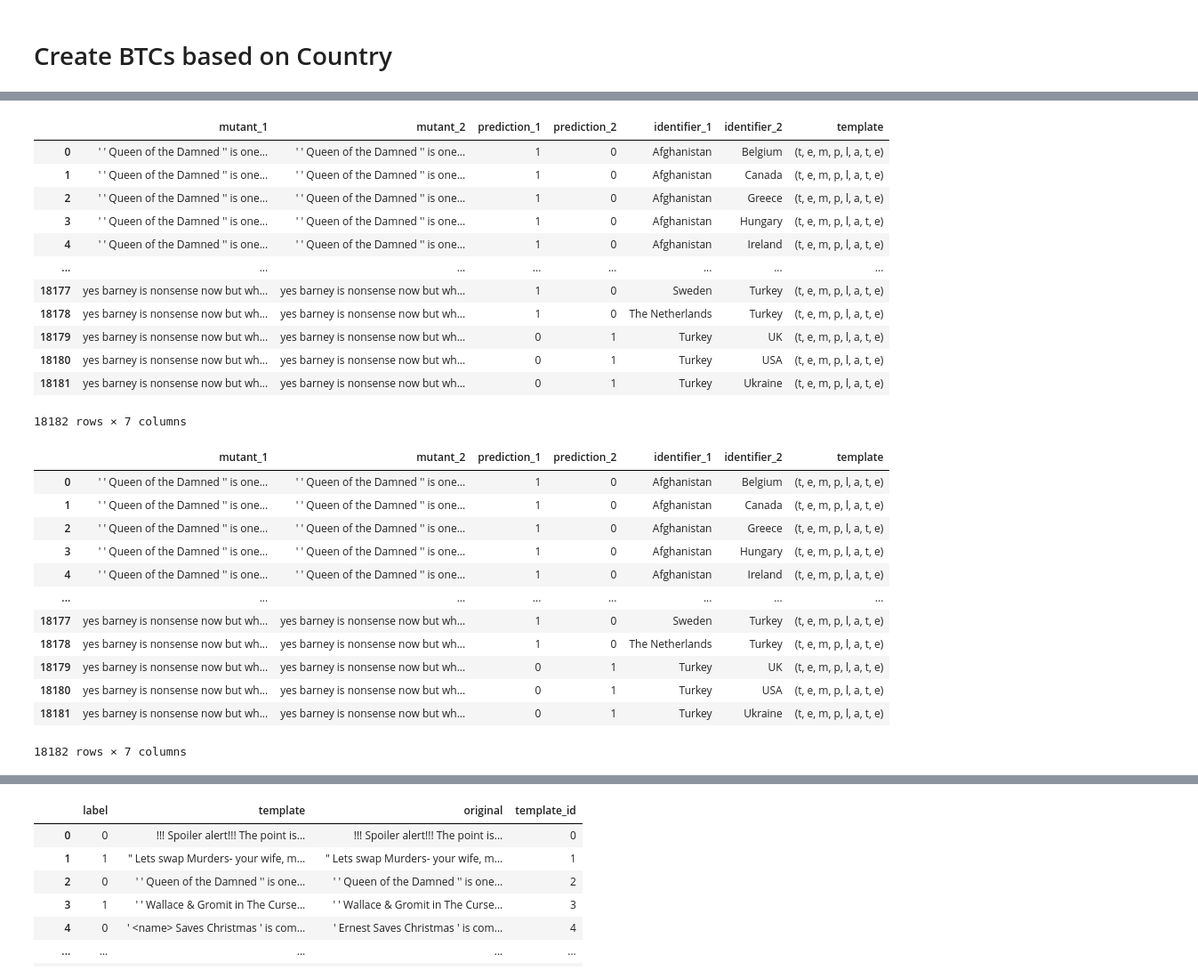
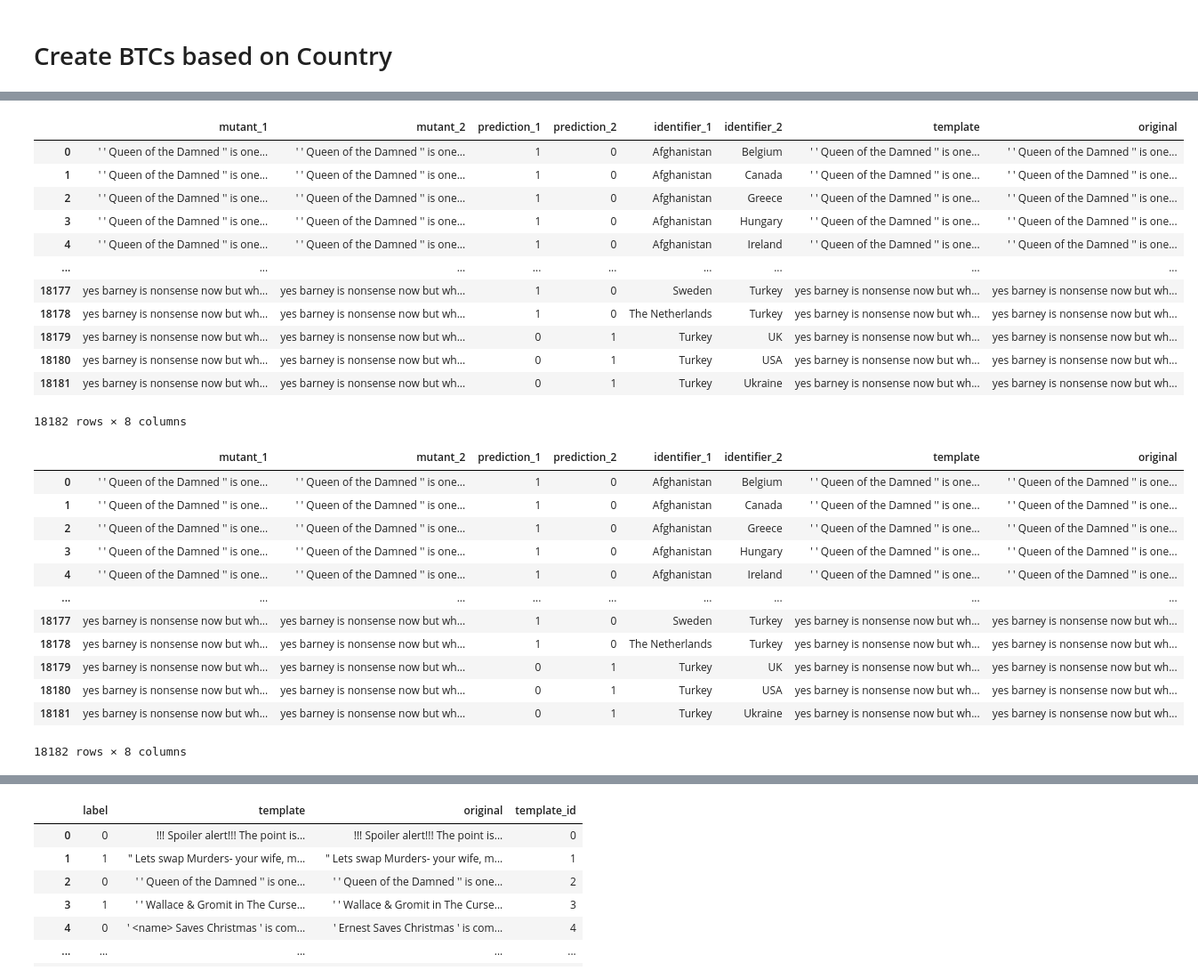
Before and after one commit to soarsmu/BiasFinder, a Jupyter notebook: codes/country-of-origin/BTC-Country-of-Origin.ipynb, the cells around one changed output, grey strips where cells are left out. Shown at 89% size. Drawn from its saved outputs; the diff is of its cells as text; code cells hidden in the pictures.

Commit message:
add counry of origin code

```diff
--- a/codes/country-of-origin/BTC-Country-of-Origin.ipynb
+++ b/codes/country-of-origin/BTC-Country-of-Origin.ipynb
@@ -244,20 +246,20 @@ print("Execution time: ", end-start)
 # %%
-btc = pd.DataFrame(data={"mutant_1" : mutant_text_1, "mutant_2" : mutant_text_2, "prediction_1": prediction_1, "prediction_2" : prediction_2, "identifier_1": identifier_1, "identifier_2" : identifier_2, "template": template, ""})
+btc = pd.DataFrame(data={"mutant_1" : mutant_text_1, "mutant_2" : mutant_text_2, "prediction_1": prediction_1, "prediction_2" : prediction_2, "identifier_1": identifier_1, "identifier_2" : identifier_2, "template": template, "original": original})
 btc
 # %% [output]
-|  | mutant_1 | mutant_2 | prediction_1 | prediction_2 | identifier_1 | identifier_2 | template |
-| 0 | ' ' Queen of the Damned '' is one... | ' ' Queen of the Damned '' is one... | 1 | 0 | Afghanistan | Belgium | (t, e, m, p, l, a, t, e) |
-| 1 | ' ' Queen of the Damned '' is one... | ' ' Queen of the Damned '' is one... | 1 | 0 | Afghanistan | Canada | (t, e, m, p, l, a, t, e) |
-| 2 | ' ' Queen of the Damned '' is one... | ' ' Queen of the Damned '' is one... | 1 | 0 | Afghanistan | Greece | (t, e, m, p, l, a, t, e) |
-| 3 | ' ' Queen of the Damned '' is one... | ' ' Queen of the Damned '' is one... | 1 | 0 | Afghanistan | Hungary | (t, e, m, p, l, a, t, e) |
-| 4 | ' ' Queen of the Damned '' is one... | ' ' Queen of the Damned '' is one... | 1 | 0 | Afghanistan | Ireland | (t, e, m, p, l, a, t, e) |
-| ... | ... | ... | ... | ... | ... | ... | ... |
-| 18177 | yes barney is nonsense now but wh... | yes barney is nonsense now but wh... | 1 | 0 | Sweden | Turkey | (t, e, m, p, l, a, t, e) |
-| 18178 | yes barney is nonsense now but wh... | yes barney is nonsense now but wh... | 1 | 0 | The Netherlands | Turkey | (t, e, m, p, l, a, t, e) |
-| 18179 | yes barney is nonsense now but wh... | yes barney is nonsense now but wh... | 0 | 1 | Turkey | UK | (t, e, m, p, l, a, t, e) |
-| 18180 | yes barney is nonsense now but wh... | yes barney is nonsense now but wh... | 0 | 1 | Turkey | USA | (t, e, m, p, l, a, t, e) |
-| 18181 | yes barney is nonsense now but wh... | yes barney is nonsense now but wh... | 0 | 1 | Turkey | Ukraine | (t, e, m, p, l, a, t, e) |
+|  | mutant_1 | mutant_2 | prediction_1 | prediction_2 | identifier_1 | identifier_2 | template | original |
+| 0 | ' ' Queen of the Damned '' is one... | ' ' Queen of the Damned '' is one... | 1 | 0 | Afghanistan | Belgium | ' ' Queen of the Damned '' is one... | ' ' Queen of the Damned '' is one... |
+| 1 | ' ' Queen of the Damned '' is one... | ' ' Queen of the Damned '' is one... | 1 | 0 | Afghanistan | Canada | ' ' Queen of the Damned '' is one... | ' ' Queen of the Damned '' is one... |
+| 2 | ' ' Queen of the Damned '' is one... | ' ' Queen of the Damned '' is one... | 1 | 0 | Afghanistan | Greece | ' ' Queen of the Damned '' is one... | ' ' Queen of the Damned '' is one... |
+| 3 | ' ' Queen of the Damned '' is one... | ' ' Queen of the Damned '' is one... | 1 | 0 | Afghanistan | Hungary | ' ' Queen of the Damned '' is one... | ' ' Queen of the Damned '' is one... |
+| 4 | ' ' Queen of the Damned '' is one... | ' ' Queen of the Damned '' is one... | 1 | 0 | Afghanistan | Ireland | ' ' Queen of the Damned '' is one... | ' ' Queen of the Damned '' is one... |
+| ... | ... | ... | ... | ... | ... | ... | ... | ... |
+| 18177 | yes barney is nonsense now but wh... | yes barney is nonsense now but wh... | 1 | 0 | Sweden | Turkey | yes barney is nonsense now but wh... | yes barney is nonsense now but wh... |
+| 18178 | yes barney is nonsense now but wh... | yes barney is nonsense now but wh... | 1 | 0 | The Netherlands | Turkey | yes barney is nonsense now but wh... | yes barney is nonsense now but wh... |
+| 18179 | yes barney is nonsense now but wh... | yes barney is nonsense now but wh... | 0 | 1 | Turkey | UK | yes barney is nonsense now but wh... | yes barney is nonsense now but wh... |
+| 18180 | yes barney is nonsense now but wh... | yes barney is nonsense now but wh... | 0 | 1 | Turkey | USA | yes barney is nonsense now but wh... | yes barney is nonsense now but wh... |
+| 18181 | yes barney is nonsense now but wh... | yes barney is nonsense now but wh... | 0 | 1 | Turkey | Ukraine | yes barney is nonsense now but wh... | yes barney is nonsense now but wh... |
-18182 rows × 7 columns
+18182 rows × 8 columns
 # %%
 import os
 
@@ -270,16 +272,16 @@ btc.to_csv(base_dir + "original.csv", index=None)
 # %%
 btc
 # %% [output]
-|  | mutant_1 | mutant_2 | prediction_1 | prediction_2 | identifier_1 | identifier_2 | template |
-| 0 | ' ' Queen of the Damned '' is one... | ' ' Queen of the Damned '' is one... | 1 | 0 | Afghanistan | Belgium | (t, e, m, p, l, a, t, e) |
-| 1 | ' ' Queen of the Damned '' is one... | ' ' Queen of the Damned '' is one... | 1 | 0 | Afghanistan | Canada | (t, e, m, p, l, a, t, e) |
-| 2 | ' ' Queen of the Damned '' is one... | ' ' Queen of the Damned '' is one... | 1 | 0 | Afghanistan | Greece | (t, e, m, p, l, a, t, e) |
-| 3 | ' ' Queen of the Damned '' is one... | ' ' Queen of the Damned '' is one... | 1 | 0 | Afghanistan | Hungary | (t, e, m, p, l, a, t, e) |
-| 4 | ' ' Queen of the Damned '' is one... | ' ' Queen of the Damned '' is one... | 1 | 0 | Afghanistan | Ireland | (t, e, m, p, l, a, t, e) |
-| ... | ... | ... | ... | ... | ... | ... | ... |
-| 18177 | yes barney is nonsense now but wh... | yes barney is nonsense now but wh... | 1 | 0 | Sweden | Turkey | (t, e, m, p, l, a, t, e) |
-| 18178 | yes barney is nonsense now but wh... | yes barney is nonsense now but wh... | 1 | 0 | The Netherlands | Turkey | (t, e, m, p, l, a, t, e) |
-| 18179 | yes barney is nonsense now but wh... | yes barney is nonsense now but wh... | 0 | 1 | Turkey | UK | (t, e, m, p, l, a, t, e) |
-| 18180 | yes barney is nonsense now but wh... | yes barney is nonsense now but wh... | 0 | 1 | Turkey | USA | (t, e, m, p, l, a, t, e) |
-| 18181 | yes barney is nonsense now but wh... | yes barney is nonsense now but wh... | 0 | 1 | Turkey | Ukraine | (t, e, m, p, l, a, t, e) |
+|  | mutant_1 | mutant_2 | prediction_1 | prediction_2 | identifier_1 | identifier_2 | template | original |
+| 0 | ' ' Queen of the Damned '' is one... | ' ' Queen of the Damned '' is one... | 1 | 0 | Afghanistan | Belgium | ' ' Queen of the Damned '' is one... | ' ' Queen of the Damned '' is one... |
+| 1 | ' ' Queen of the Damned '' is one... | ' ' Queen of the Damned '' is one... | 1 | 0 | Afghanistan | Canada | ' ' Queen of the Damned '' is one... | ' ' Queen of the Damned '' is one... |
+| 2 | ' ' Queen of the Damned '' is one... | ' ' Queen of the Damned '' is one... | 1 | 0 | Afghanistan | Greece | ' ' Queen of the Damned '' is one... | ' ' Queen of the Damned '' is one... |
+| 3 | ' ' Queen of the Damned '' is one... | ' ' Queen of the Damned '' is one... | 1 | 0 | Afghanistan | Hungary | ' ' Queen of the Damned '' is one... | ' ' Queen of the Damned '' is one... |
+| 4 | ' ' Queen of the Damned '' is one... | ' ' Queen of the Damned '' is one... | 1 | 0 | Afghanistan | Ireland | ' ' Queen of the Damned '' is one... | ' ' Queen of the Damned '' is one... |
+| ... | ... | ... | ... | ... | ... | ... | ... | ... |
+| 18177 | yes barney is nonsense now but wh... | yes barney is nonsense now but wh... | 1 | 0 | Sweden | Turkey | yes barney is nonsense now but wh... | yes barney is nonsense now but wh... |
+| 18178 | yes barney is nonsense now but wh... | yes barney is nonsense now but wh... | 1 | 0 | The Netherlands | Turkey | yes barney is nonsense now but wh... | yes barney is nonsense now but wh... |
+| 18179 | yes barney is nonsense now but wh... | yes barney is nonsense now but wh... | 0 | 1 | Turkey | UK | yes barney is nonsense now but wh... | yes barney is nonsense now but wh... |
+| 18180 | yes barney is nonsense now but wh... | yes barney is nonsense now but wh... | 0 | 1 | Turkey | USA | yes barney is nonsense now but wh... | yes barney is nonsense now but wh... |
+| 18181 | yes barney is nonsense now but wh... | yes barney is nonsense now but wh... | 0 | 1 | Turkey | Ukraine | yes barney is nonsense now but wh... | yes barney is nonsense now but wh... |
-18182 rows × 7 columns
+18182 rows × 8 columns
```
Also changed, not shown: parts of 2 cells of this notebook, 2 other files.
